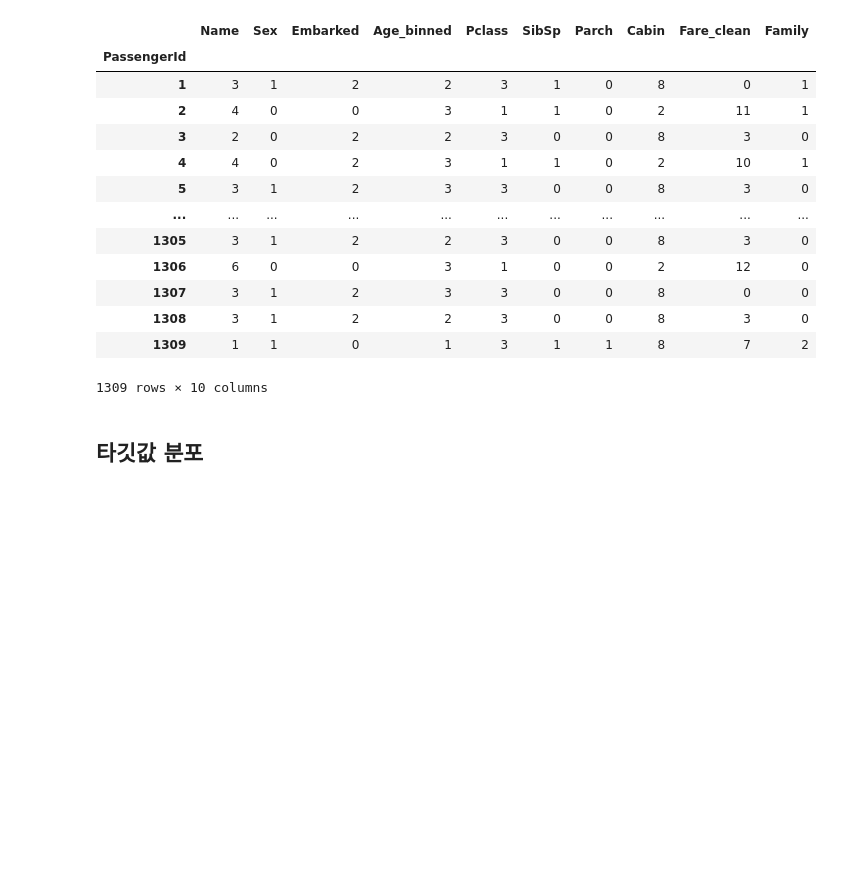
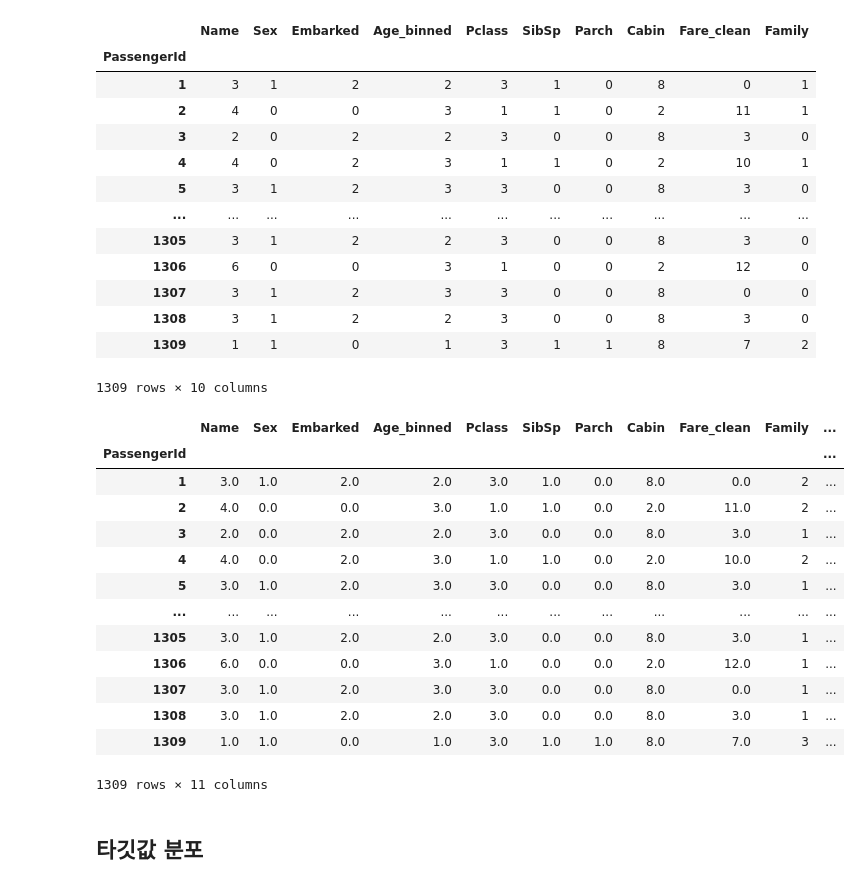
Before and after one commit to CodingDataAnalysis/ParkSH, a Jupyter notebook: Data_and_CodingTest/DataScience/타이타닉_로지스틱/23_05_24_DESKTOP/Ensemble_XGBoost_모델링_Labtop_tistory_DeskTOP.ipynb, the cells around one changed output. Drawn from its saved outputs; the diff is of its cells as text; code cells hidden in the pictures; blank space fills up the shorter version.

```diff
--- a/Data_and_CodingTest/DataScience/타이타닉_로지스틱/23_05_24_DESKTOP/Ensemble_XGBoost_모델링_Labtop_tistory_DeskTOP.ipynb
+++ b/Data_and_CodingTest/DataScience/타이타닉_로지스틱/23_05_24_DESKTOP/Ensemble_XGBoost_모델링_Labtop_tistory_DeskTOP.ipynb
@@ -395,6 +395,27 @@ all_data_2
 | 1308 | 3 | 1 | 2 | 2 | 3 | 0 | 0 | 8 | 3 | 0 |
 | 1309 | 1 | 1 | 0 | 1 | 3 | 1 | 1 | 8 | 7 | 2 |
 1309 rows × 10 columns
+# %%
+all_data_2['Family'] = 1 + all_data['SibSp'] + all_data['Parch']
+
+all_data_2['Solo'] = (all_data_2['Family'] ==1)
+all_data_2['Solo'] = LabelEncoder().fit_transform(all_data_2['Solo'])
+all_data_2
+# %% [output]
+|  | Name | Sex | Embarked | Age_binned | Pclass | SibSp | Parch | Cabin | Fare_clean | Family | ... |
+| PassengerId |  |  |  |  |  |  |  |  |  |  | ... |
+| 1 | 3.0 | 1.0 | 2.0 | 2.0 | 3.0 | 1.0 | 0.0 | 8.0 | 0.0 | 2 | ... |
+| 2 | 4.0 | 0.0 | 0.0 | 3.0 | 1.0 | 1.0 | 0.0 | 2.0 | 11.0 | 2 | ... |
+| 3 | 2.0 | 0.0 | 2.0 | 2.0 | 3.0 | 0.0 | 0.0 | 8.0 | 3.0 | 1 | ... |
+| 4 | 4.0 | 0.0 | 2.0 | 3.0 | 1.0 | 1.0 | 0.0 | 2.0 | 10.0 | 2 | ... |
+| 5 | 3.0 | 1.0 | 2.0 | 3.0 | 3.0 | 0.0 | 0.0 | 8.0 | 3.0 | 1 | ... |
+| ... | ... | ... | ... | ... | ... | ... | ... | ... | ... | ... | ... |
+| 1305 | 3.0 | 1.0 | 2.0 | 2.0 | 3.0 | 0.0 | 0.0 | 8.0 | 3.0 | 1 | ... |
+| 1306 | 6.0 | 0.0 | 0.0 | 3.0 | 1.0 | 0.0 | 0.0 | 2.0 | 12.0 | 1 | ... |
+| 1307 | 3.0 | 1.0 | 2.0 | 3.0 | 3.0 | 0.0 | 0.0 | 8.0 | 0.0 | 1 | ... |
+| 1308 | 3.0 | 1.0 | 2.0 | 2.0 | 3.0 | 0.0 | 0.0 | 8.0 | 3.0 | 1 | ... |
+| 1309 | 1.0 | 1.0 | 0.0 | 1.0 | 3.0 | 1.0 | 1.0 | 8.0 | 7.0 | 3 | ... |
+1309 rows × 11 columns
 # %% [markdown]
 ## 타깃값 분포
 # %%
```
Also changed, not shown: parts of 67 cells of this notebook.
